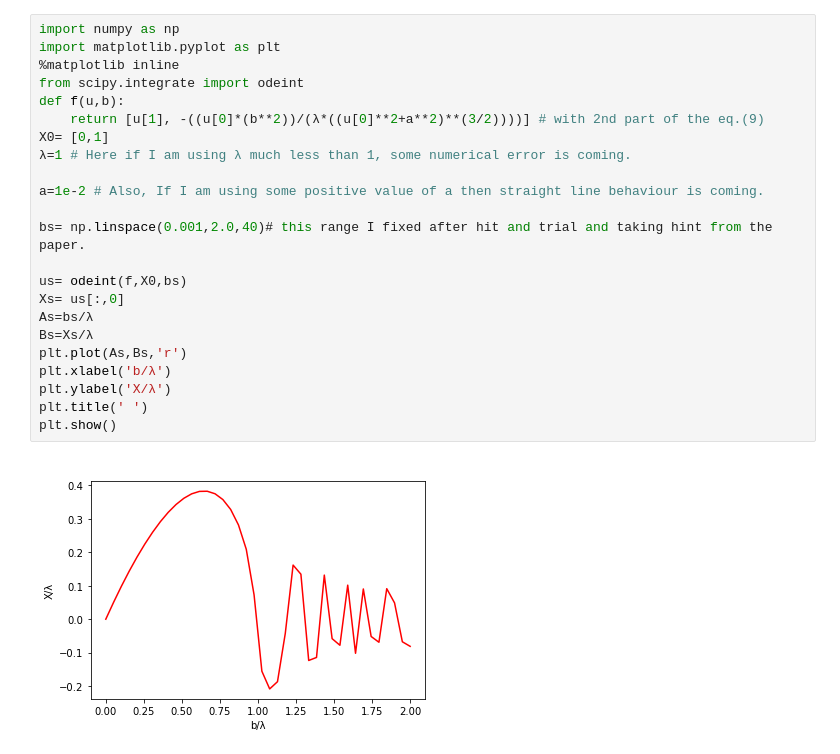
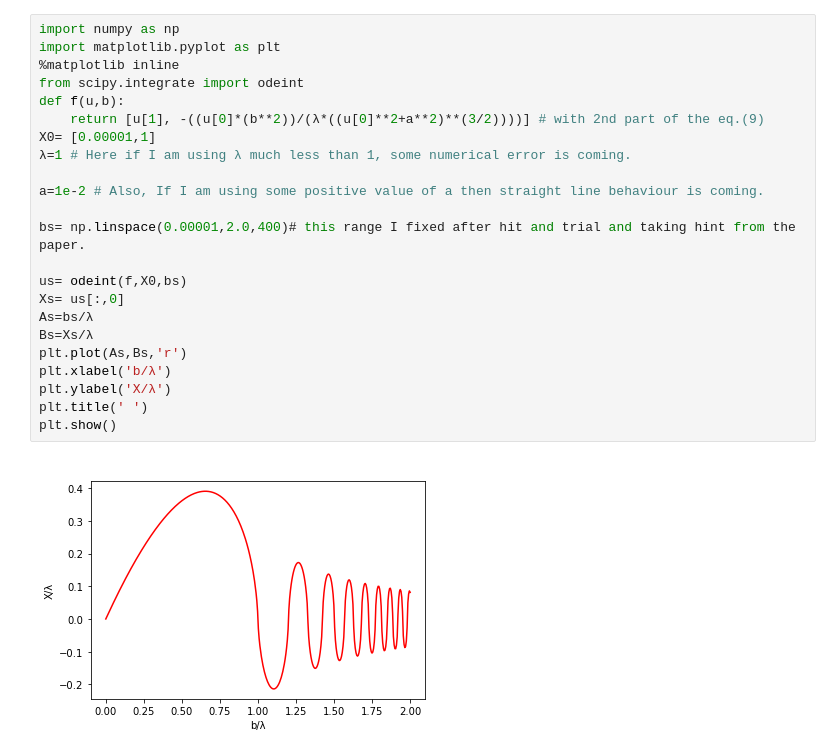
Before and after one commit to pratibhajangra591/Ifca-github, a Jupyter notebook: semimajor.ipynb, the cells around one changed output. Drawn from its saved outputs; the diff is of its cells as text.

```diff
--- a/semimajor.ipynb
+++ b/semimajor.ipynb
@@ -1,28 +1,28 @@
 # %%
 import numpy as np
 import matplotlib.pyplot as plt
 %matplotlib inline
 from scipy.integrate import odeint
 def f(u,b):
     return [u[1], -((u[0]*(b**2))/(λ*((u[0]**2+a**2)**(3/2))))] # with 2nd part of the eq.(9)
-X0= [0,1]
+X0= [0.00001,1]
 λ=1 # Here if I am using λ much less than 1, some numerical error is coming.
 
 a=1e-2 # Also, If I am using some positive value of a then straight line behaviour is coming.
 
-bs= np.linspace(0.001,2.0,40)# this range I fixed after hit and trial and taking hint from the paper.
+bs= np.linspace(0.00001,2.0,400)# this range I fixed after hit and trial and taking hint from the paper.
 
 us= odeint(f,X0,bs)
 Xs= us[:,0]
 As=bs/λ
 Bs=Xs/λ
 plt.plot(As,Bs,'r')
 plt.xlabel('b/λ')
 plt.ylabel('X/λ')
 plt.title(' ')
 plt.show()
 # %% [output]
-[figure, old version]
+[figure, new version]
 # %%
 import numpy as np
 import matplotlib.pyplot as plt
```
Also changed, not shown: parts of 4 cells of this notebook.
